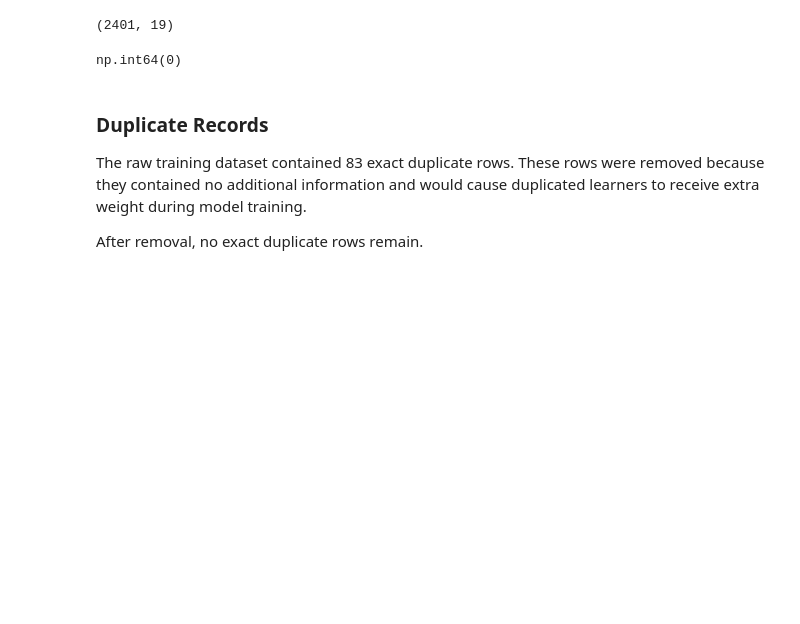
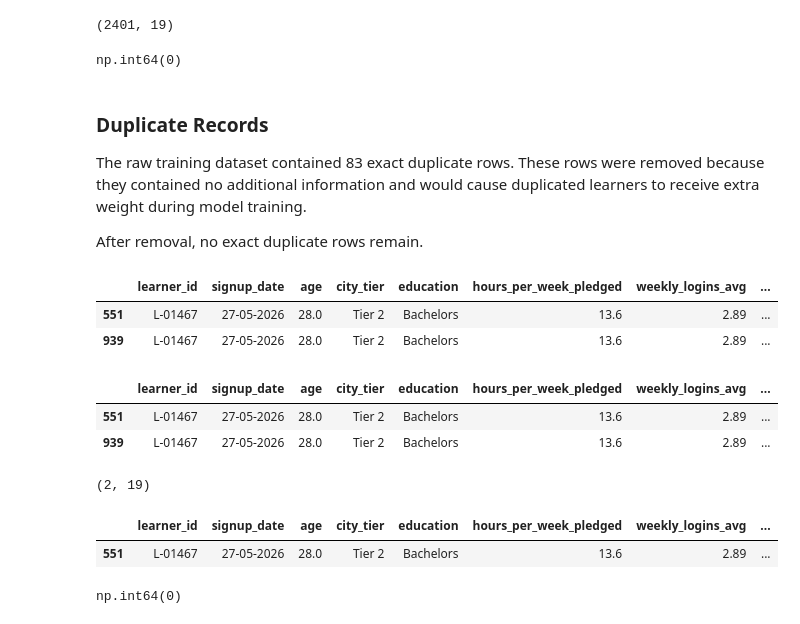
Before and after one commit to Prototype361/Course-completion-predictor, a Jupyter notebook: Notebooks/ML_Assignment.ipynb, the cells around one changed output. Saved outputs shown, nothing was run; the diff lists cells and outputs as text; code cells hidden in the pictures; blank space fills up the shorter version.

```diff
--- a/Notebooks/ML_Assignment.ipynb
+++ b/Notebooks/ML_Assignment.ipynb
@@ -646,3 +646,19 @@ np.int64(0)
 The raw training dataset contained 83 exact duplicate rows. These rows were removed because they contained no additional information and would cause duplicated learners to receive extra weight during model training.
 
 After removal, no exact duplicate rows remain.
+# %%
+clean_df[clean_df["learner_id"].duplicated(keep=False)]
+# %% [output]
+|  | learner_id | signup_date | age | city_tier | education | hours_per_week_pledged | weekly_logins_avg | ... |
+| 551 | L-01467 | 27-05-2026 | 28.0 | Tier 2 | Bachelors | 13.6 | 2.89 | ... |
+| 939 | L-01467 | 27-05-2026 | 28.0 | Tier 2 | Bachelors | 13.6 | 2.89 | ... |
+# %%
+clean_df[clean_df["learner_id"] == "L-01467"]
+# %% [output]
+|  | learner_id | signup_date | age | city_tier | education | hours_per_week_pledged | weekly_logins_avg | ... |
+| 551 | L-01467 | 27-05-2026 | 28.0 | Tier 2 | Bachelors | 13.6 | 2.89 | ... |
+| 939 | L-01467 | 27-05-2026 | 28.0 | Tier 2 | Bachelors | 13.6 | 2.89 | ... |
+# %%
+clean_df[clean_df["learner_id"] == "L-01467"].shape
+# %% [output]
+(2, 19)
@@ -648,0 +672,9 @@ After removal, no exact duplicate rows remain.
+# %%
+clean_df[clean_df["learner_id"] == "L-01467"]
+# %% [output]
+|  | learner_id | signup_date | age | city_tier | education | hours_per_week_pledged | weekly_logins_avg | ... |
+| 551 | L-01467 | 27-05-2026 | 28.0 | Tier 2 | Bachelors | 13.6 | 2.89 | ... |
+# %%
+clean_df["learner_id"].duplicated().sum()
+# %% [output]
+np.int64(0)
```
Also changed, not shown: parts of 41 cells of this notebook.
